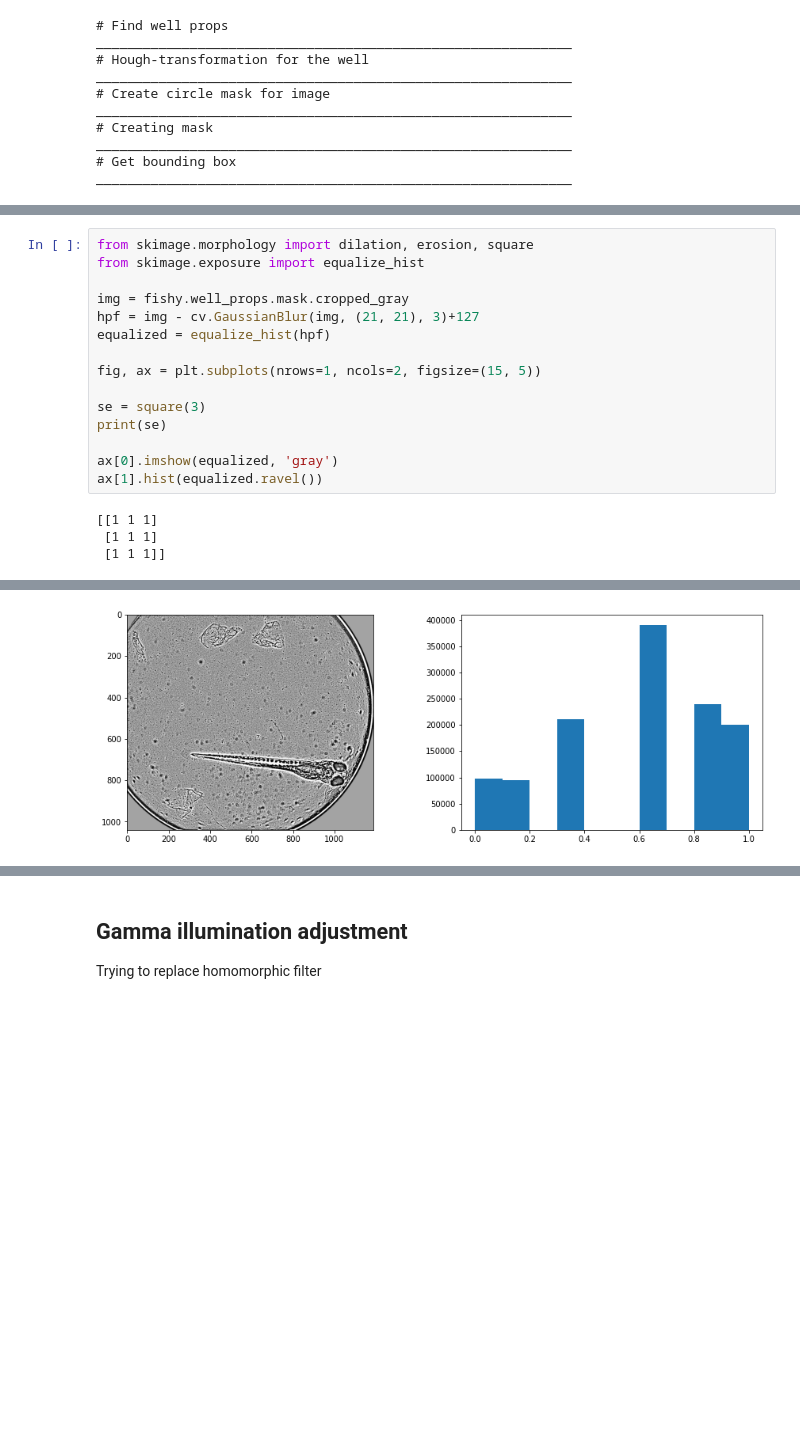
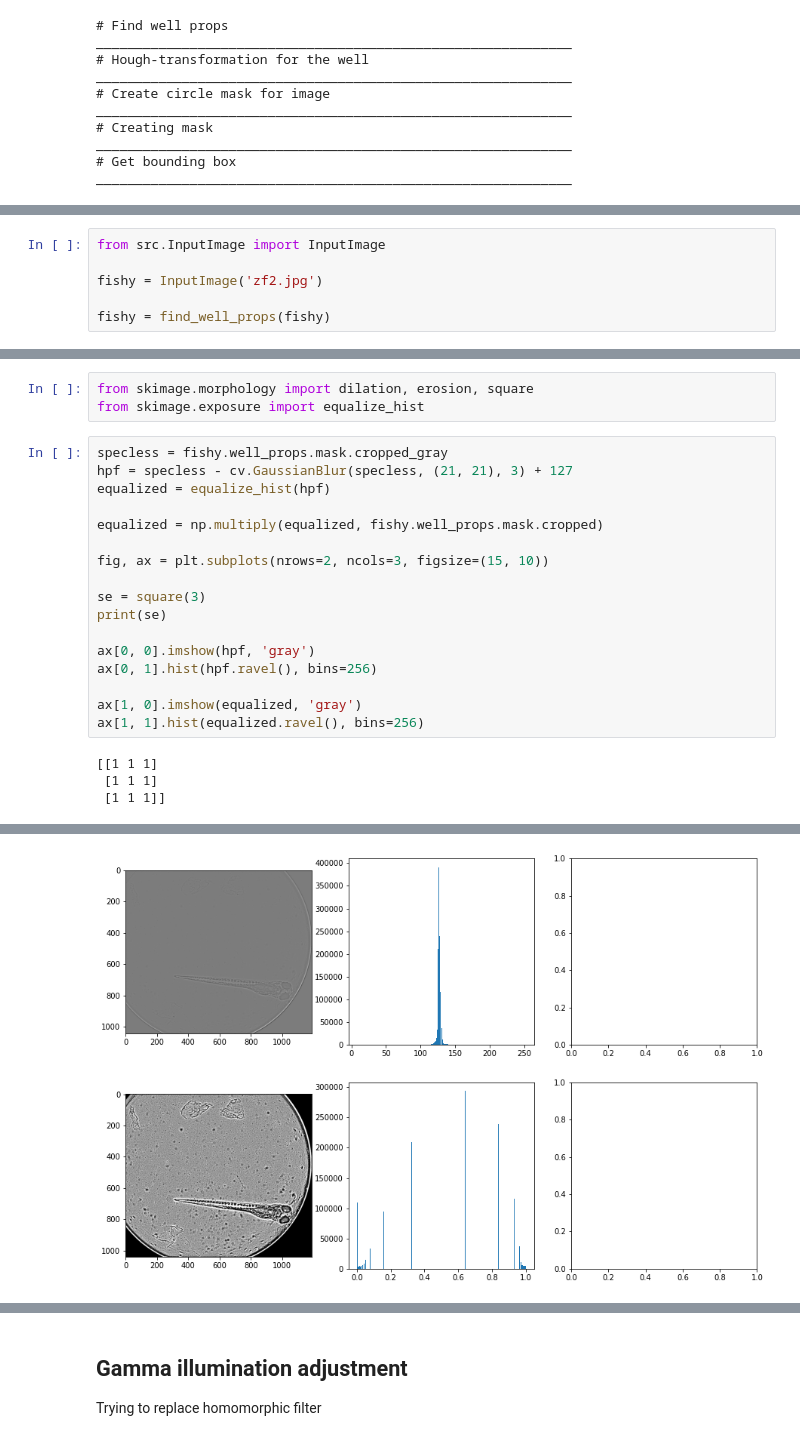
Before and after one commit to gimesia/zebrafisher, a Jupyter notebook: __docs/__notebooks/get_poss_fish_pipe.ipynb, the cells around one changed output, grey strips where cells are left out. Cells and saved outputs as stored; diff of their text form; blank space fills up the shorter version.

```diff
--- a/__docs/__notebooks/get_poss_fish_pipe.ipynb
+++ b/__docs/__notebooks/get_poss_fish_pipe.ipynb
@@ -64,0 +32,6 @@ y2: 1186
+# %%
+from src.InputImage import InputImage
+
+fishy = InputImage('zf2.jpg')
+
+fishy = find_well_props(fishy)
@@ -65,18 +51,23 @@ y2: 1186
+# %%
+from skimage.morphology import dilation, erosion, square
+from skimage.exposure import equalize_hist
 # %%
-from skimage.morphology import dilation, erosion, square
-from skimage.exposure import equalize_hist
-
-img = fishy.well_props.mask.cropped_gray
-hpf = img - cv.GaussianBlur(img, (21, 21), 3)+127
+specless = fishy.well_props.mask.cropped_gray
+hpf = specless - cv.GaussianBlur(specless, (21, 21), 3) + 127
 equalized = equalize_hist(hpf)
 
-fig, ax = plt.subplots(nrows=1, ncols=2, figsize=(15, 5))
+equalized = np.multiply(equalized, fishy.well_props.mask.cropped)
+
+fig, ax = plt.subplots(nrows=2, ncols=3, figsize=(15, 10))
 
 se = square(3)
 print(se)
 
-ax[0].imshow(equalized, 'gray')
-ax[1].hist(equalized.ravel())
+ax[0, 0].imshow(hpf, 'gray')
+ax[0, 1].hist(hpf.ravel(), bins=256)
+
+ax[1, 0].imshow(equalized, 'gray')
+ax[1, 1].hist(equalized.ravel(), bins=256)
 # %% [output]
 [[1 1 1]
  [1 1 1]
@@ -90,4 +92,4 @@ ax[1].hist(equalized.ravel())
-[figure, old version]
+[figure, new version]
 # %%
 fig, ax = plt.subplots(nrows=1, ncols=2, figsize=(15, 5))
 
```
Also changed, not shown: parts of 18 cells of this notebook, 3 other files.
